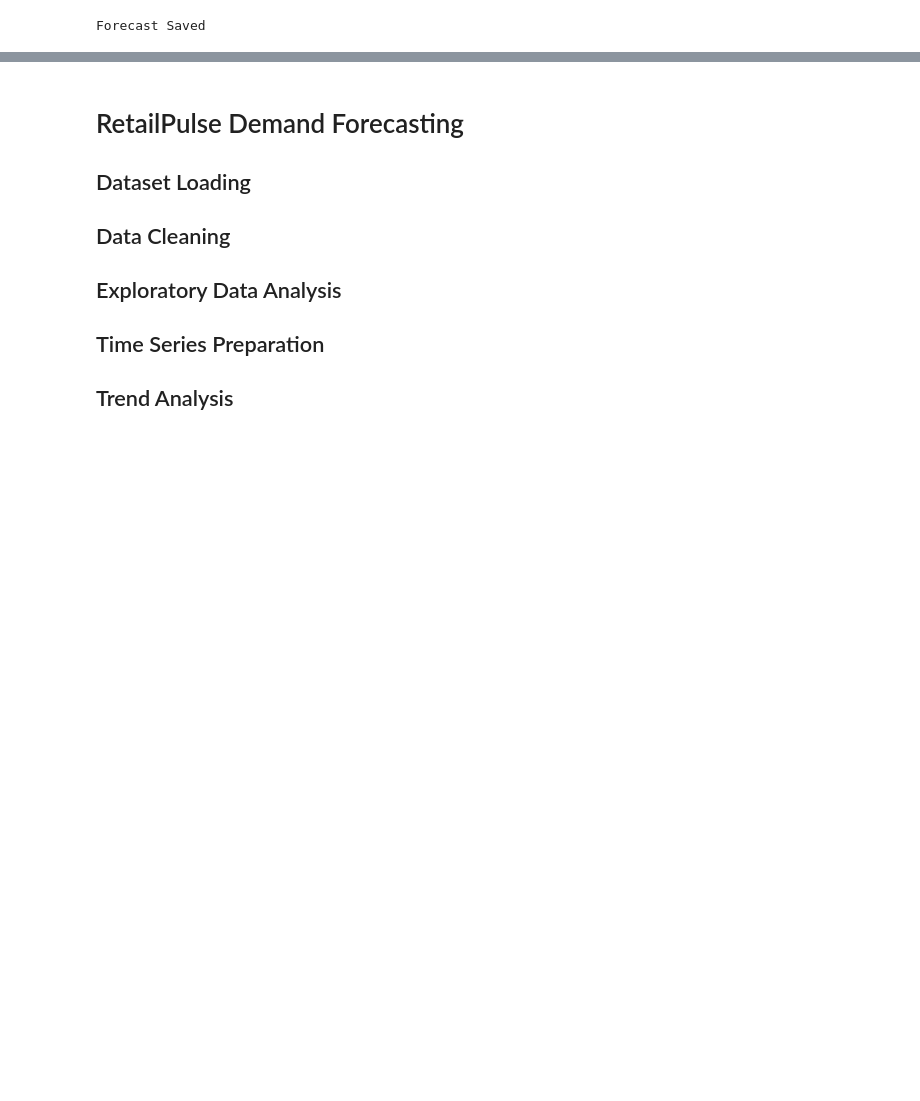
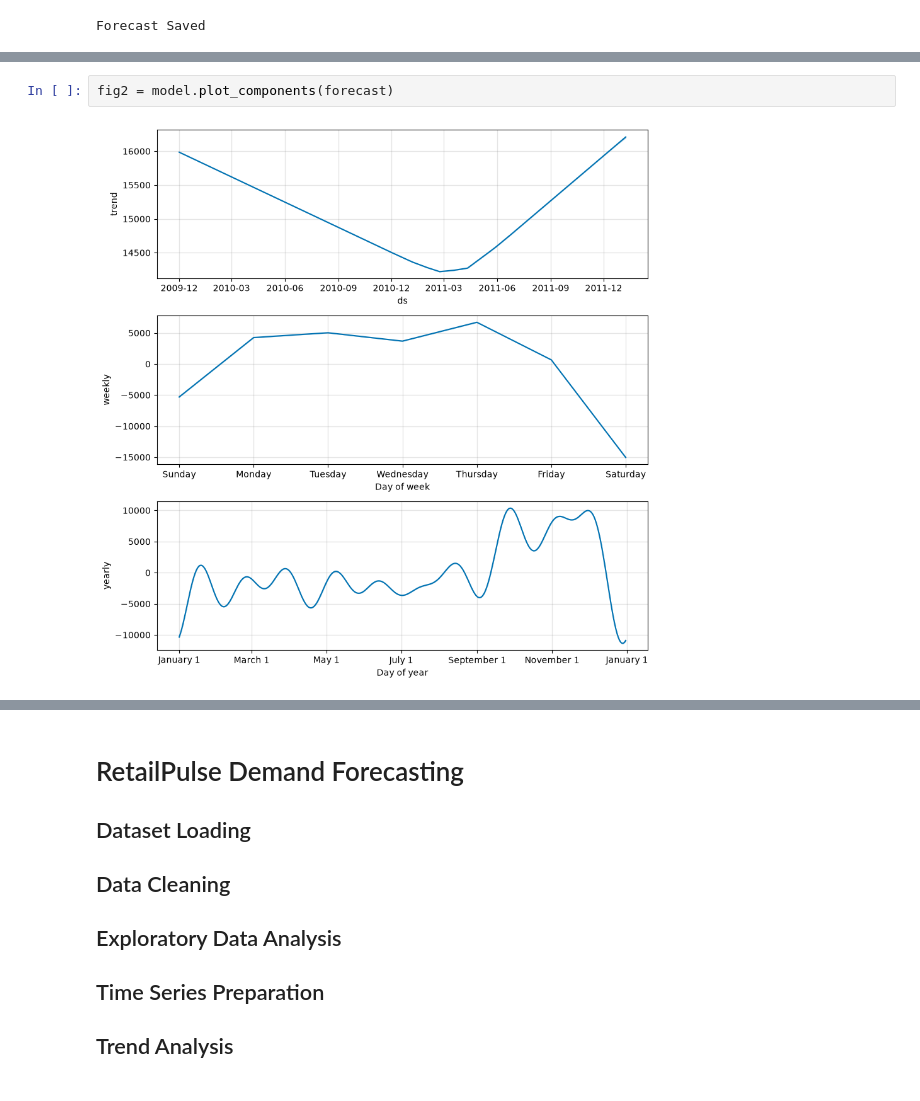
Before and after one commit to codeplayboy/RetailPulse-Zidio, a Jupyter notebook: notebooks/06_demand_forecasting.ipynb, the cells around one changed output, grey strips where cells are left out. Cells and saved outputs as stored; diff of their text form; blank space fills up the shorter version.

```diff
--- a/notebooks/06_demand_forecasting.ipynb
+++ b/notebooks/06_demand_forecasting.ipynb
@@ -382,0 +474,4 @@ Forecast Saved
+# %%
+fig2 = model.plot_components(forecast)
+# %% [output]
+[figure, added]
```
Also changed, not shown: parts of 33 cells of this notebook, 10 other files.
